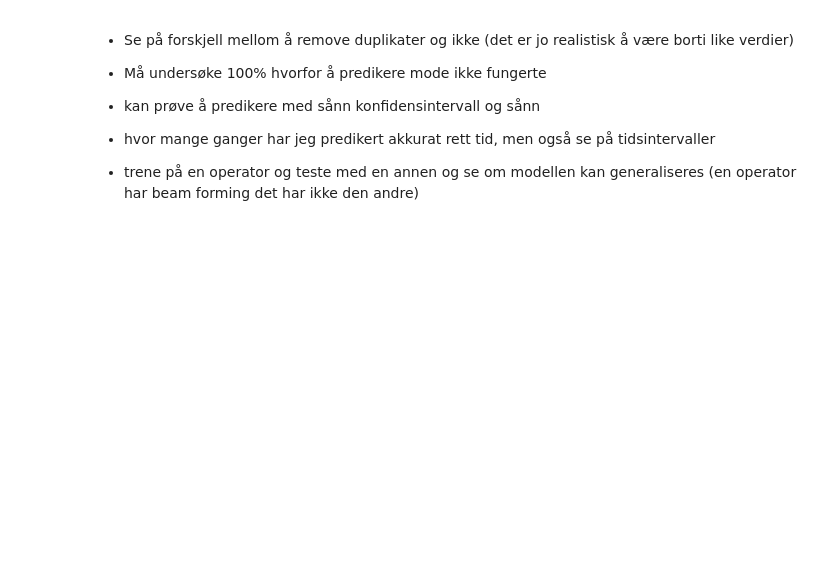
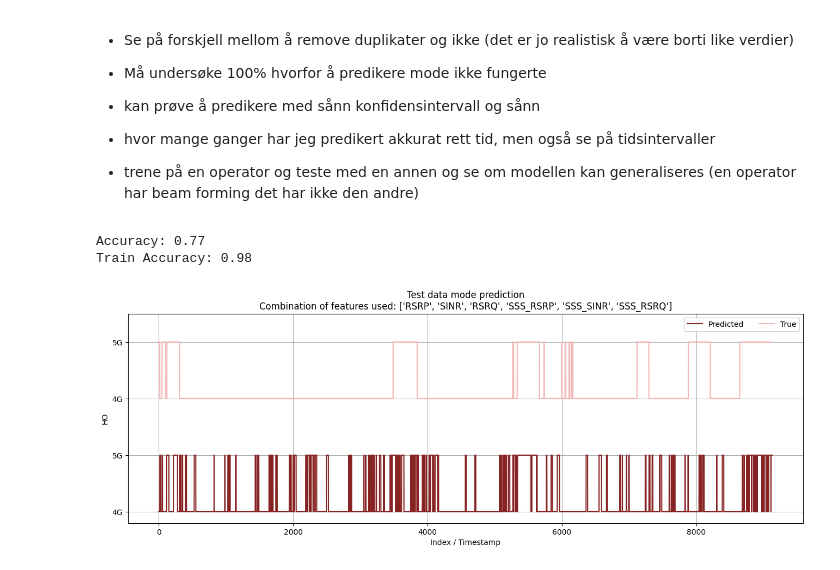
Before and after one commit to ihneskarbovik/master, a Jupyter notebook: main_two_campaigns.ipynb, the cells around one changed output. Drawn from its saved outputs; the diff is of its cells as text; code cells hidden in the pictures; blank space fills up the shorter version.

```diff
--- a/main_two_campaigns.ipynb
+++ b/main_two_campaigns.ipynb
@@ -494,0 +518,31 @@ plt.show()
+# %%
+features = ['RSRP', 'SINR', 'RSRQ', 'SSS_RSRP', 'SSS_SINR', 'SSS_RSRQ']
+scaler = StandardScaler()
+X_train = scaler.fit_transform(train[features])
+X_test = scaler.transform(test[features])
+
+mlp = MLPClassifier(hidden_layer_sizes=(80, 100, 80), max_iter=1000, random_state=42)
+history = mlp.fit(X_train, mode_train['Mode'])
+# %%
+y_pred = mlp.predict(X_test)
+accuracy = accuracy_score(mode_test['Mode'], y_pred)
+train_pred = mlp.predict(X_train)
+train_accuracy = accuracy_score(mode_train['Mode'], train_pred)
+print(f'Accuracy: {accuracy:.2f}\nTrain Accuracy: {train_accuracy:.2f}')
+# %% [output]
+Accuracy: 0.77
+Train Accuracy: 0.98
+# %%
+f = plt.figure(figsize=(16, 5))
+plt.grid(zorder=0)
+plt.plot(y_pred, color=mode_colors[0], label='Predicted', zorder=4)
+plt.plot(mode_test['Mode'].values + 2, color=mode_colors[3], label='True', zorder=2)
+plt.xlabel('Index / Timestamp')
+plt.ylabel('HO')
+plt.ylim((-0.2, 3.5))
+plt.yticks([0, 1, 2, 3], ['4G', '5G', '4G', '5G'])
+plt.title(f'Test data mode prediction\nCombination of features used: {features}')
+plt.legend(ncols=3, loc='best')
+plt.show()
+# %% [output]
+[figure, added]
```
Also changed, not shown: parts of 6 cells of this notebook.
